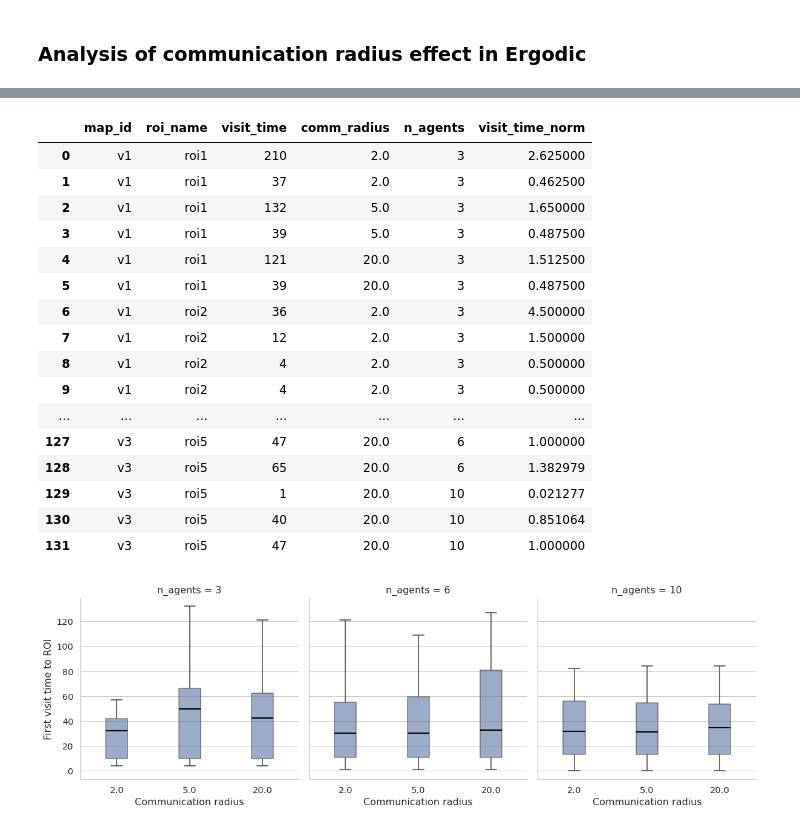
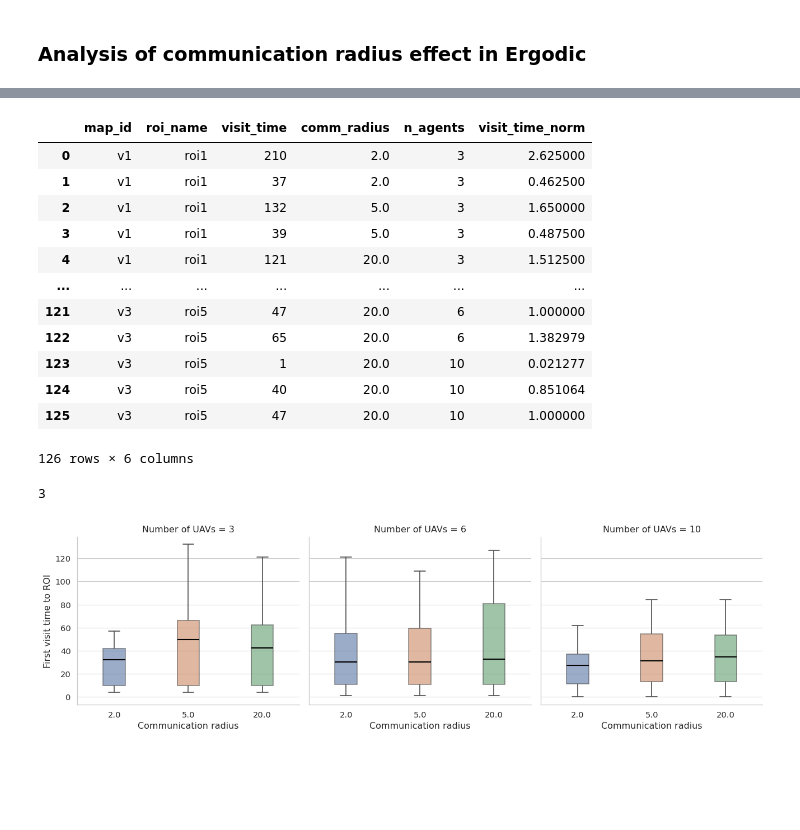
Before and after one commit to sastry-group/MAES, a Jupyter notebook: viz/plot_multiple_methods.ipynb, the cells around one changed output, grey strips where cells are left out. Saved outputs shown, nothing was run; the diff lists cells and outputs as text; code cells hidden in the pictures; blank space fills up the shorter version.

Commit message:
minor plotting changes

```diff
--- a/viz/plot_multiple_methods.ipynb
+++ b/viz/plot_multiple_methods.ipynb
@@ -145,7 +155,7 @@ def recover_state_index_map(data):
 # %% [markdown]
 ### Analysis of different Algorithms
 # %%
-BATCH_DIR = Path("/home/gaby/Documents/UCB/AAM/GIT/sastryrepo/MarkovErgodic/MAES/results/plannerComparisonSmallGrid")
+BATCH_DIR = Path("/home/gaby/Documents/UCB/AAM/GIT/sastryrepo/MarkovErgodic/MAES/results/plannerComparison10x10Grid")
 for run_dir in list(BATCH_DIR.iterdir()):
     npz = load_run_npz(run_dir)
     print(run_dir.name, "→", get_method_label(npz))
@@ -177,6 +189,7 @@ for run_dir in BATCH_DIR.iterdir():
     npz = load_run_npz(run_dir)
     label = get_method_label(npz)
     map_id = extract_map_id_from_name(run_dir.name)
+    agent_starts = run_dir.name.split("starts")[-1]
 
     roi_rc   = npz["roi_rc"]                  # (n_roi_cells, 2)
     roi_name = npz["roi_name"]                # (n_roi_cells,)
@@ -192,6 +205,9 @@ for run_dir in BATCH_DIR.iterdir():
             "algorithm": label,
             "roi_name": name,
             "visit_time": t if t >= 0 else np.nan,
+            "n_agents": npz["n_agents"].item() if "n_agents" in npz else None,
+            "agent_starts": agent_starts
+
         })
 
 roi_df = pd.DataFrame(roi_rows)
@@ -199,5 +215,8 @@ roi_df = roi_df.sort_values(
     ["map_id", "roi_name", "algorithm"]
 ).reset_index(drop=True)
 
-roi_df
+from IPython.display import display
+
+display(roi_df)
+# roi_df
 # %% [output]
@@ -825,7 +931,7 @@ metric_styles = {
 
 
 method_name_map = {
-    "ergodic-remc-ucb": "Dyn-MA-Ergodic",
+    "ergodic-remc-ucb": "MA-Ergodic",
     "mac-dt-ucb": "MAC-DT",
 }
 # ----------------------------
@@ -898,15 +1004,15 @@ ax.spines["right"].set_visible(False)
 
 
 method_handles = [
-    Line2D([0], [0], color=color_map["ergodic-remc-ucb"], lw=2.0, label="Dyn-MA-Ergodic"),
+    Line2D([0], [0], color=color_map["ergodic-remc-ucb"], lw=2.0, label="MA-Ergodic"),
     Line2D([0], [0], color=color_map["mac-dt-ucb"], lw=2.0, label="MAC-DT"),
 ]
 
 metric_handles = [
     Line2D([0], [0], color="black", lw=2.0, linestyle="-",
-           label=r"$\|\hat r - \phi\|_1$ (empirical vs belief)"),
+           label=r"$\|\hat{r} - \hat{\rho}\|_1$ (empirical vs belief)"),
     Line2D([0], [0], color="black", lw=1.5, linestyle="--",
-           label=r"$\|\hat\phi - \phi^{\star}\|_1$ (belief vs true)"),
+           label=r"$\|\hat{\rho} - \bar{\rho}\|_1$ (belief vs true)"),
 ]
 
 # legend_lines = [
@@ -1016,17 +1124,17 @@ display(roi_df)
 | 2 | v1 | roi1 | 132 | 5.0 | 3 | 1.650000 |
 | 3 | v1 | roi1 | 39 | 5.0 | 3 | 0.487500 |
 | 4 | v1 | roi1 | 121 | 20.0 | 3 | 1.512500 |
-| 5 | v1 | roi1 | 39 | 20.0 | 3 | 0.487500 |
-| 6 | v1 | roi2 | 36 | 2.0 | 3 | 4.500000 |
-| 7 | v1 | roi2 | 12 | 2.0 | 3 | 1.500000 |
-| 8 | v1 | roi2 | 4 | 2.0 | 3 | 0.500000 |
-| 9 | v1 | roi2 | 4 | 2.0 | 3 | 0.500000 |
 | ... | ... | ... | ... | ... | ... | ... |
-| 127 | v3 | roi5 | 47 | 20.0 | 6 | 1.000000 |
-| 128 | v3 | roi5 | 65 | 20.0 | 6 | 1.382979 |
-| 129 | v3 | roi5 | 1 | 20.0 | 10 | 0.021277 |
-| 130 | v3 | roi5 | 40 | 20.0 | 10 | 0.851064 |
-| 131 | v3 | roi5 | 47 | 20.0 | 10 | 1.000000 |
+| 121 | v3 | roi5 | 47 | 20.0 | 6 | 1.000000 |
+| 122 | v3 | roi5 | 65 | 20.0 | 6 | 1.382979 |
+| 123 | v3 | roi5 | 1 | 20.0 | 10 | 0.021277 |
+| 124 | v3 | roi5 | 40 | 20.0 | 10 | 0.851064 |
+| 125 | v3 | roi5 | 47 | 20.0 | 10 | 1.000000 |
+126 rows × 6 columns
+# %%
+print(roi_df["comm_radius"].nunique())
+# %% [output]
+3
 # %%
 import seaborn as sns
 import matplotlib.pyplot as plt
@@ -1037,38 +1145,44 @@ sns.set_theme(
     font_scale=1.2
 )
 
+colors = ["#4C72B0", "#DD8452", "#55A868", "#C44E52", "#8172B2"]  # colorblind-safe palette
+
 g = sns.catplot(
     data=roi_df,
     x="comm_radius",
     y="visit_time",
     col="n_agents",
+    hue="comm_radius",
     kind="box",
     showfliers=False,
     height=4,
     aspect=1.0,
     width=0.3,
-    color="#4C72B0",          # muted academic blue
-    linewidth=1.2,            # thinner box borders
-    boxprops=dict(alpha=0.6), # lighter fill
+    palette=colors,
+    linewidth=1.2,
+    boxprops=dict(alpha=0.6),
     whiskerprops=dict(linewidth=1.2),
     capprops=dict(linewidth=1.2),
     medianprops=dict(color="black", linewidth=1.5)
 )
+
+# g.add_legend(title="Comm. radius")
 
 g.set_axis_labels(
     "Communication radius",
     "First visit time to ROI"
 )
 
-g.set_titles("n_agents = {col_name}")
+g._legend.remove()
+g.set_titles("Number of UAVs = {col_name}")
 
 # Clean spines
 for ax in g.axes.flat:
     sns.despine(ax=ax)
 
 plt.tight_layout()
 # %% [output]
-[figure, old version]
+[figure, new version]
 # %%
 cover_rows = []
 
```
Also changed, not shown: parts of 32 cells of this notebook, 18 other files.
